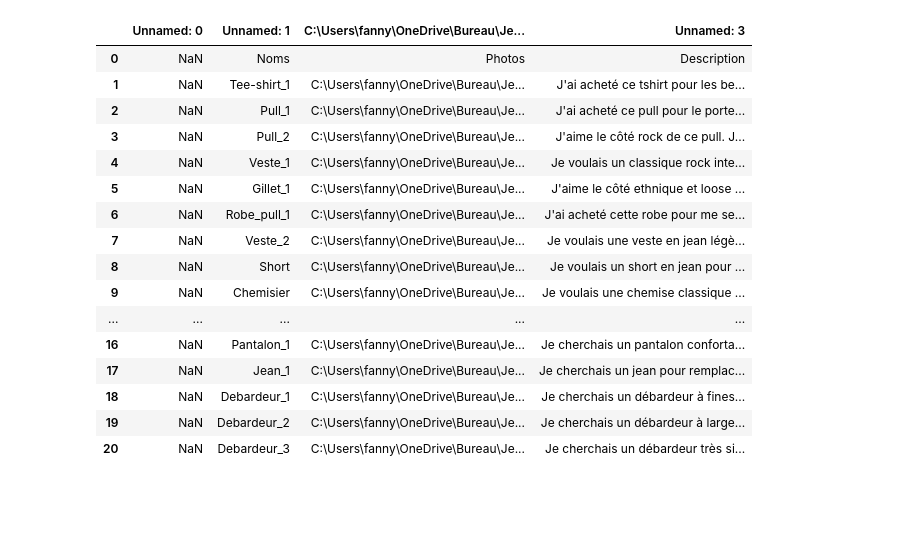
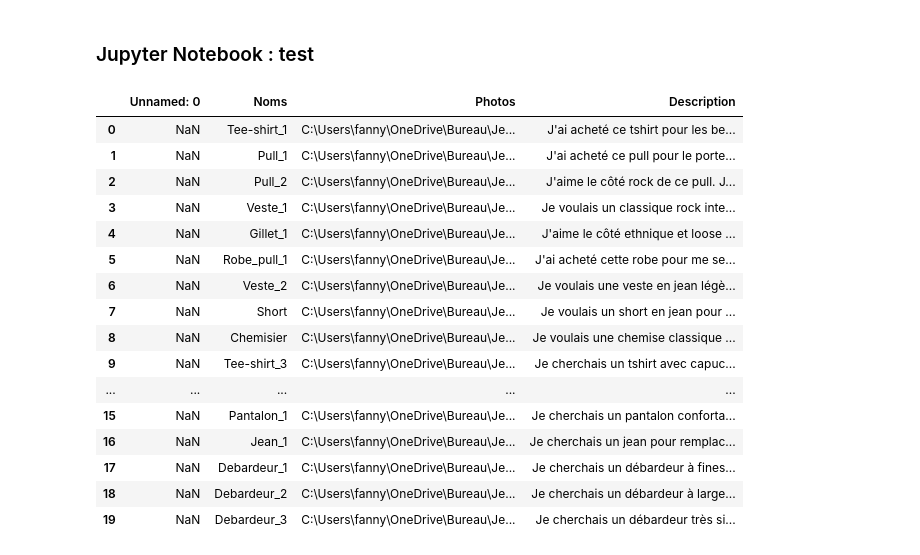
Before and after one commit to Jedha-s-project/Clothes_recommendation, a Jupyter notebook: datatest.ipynb, the cells around one changed output. Drawn from its saved outputs; the diff is of its cells as text; code cells hidden in the pictures; blank space fills up the shorter version.

Commit message:
datatest clean

```diff
--- a/datatest.ipynb
+++ b/datatest.ipynb
@@ -1 +1,3 @@
+# %% [markdown]
+### Jupyter Notebook : test
 # %%
@@ -2,22 +5,23 @@
 import pandas as pd
 # %%
-datatest = pd.read_excel("Clothes_bdd.xlsx")
+# Import of data
+datatest = pd.read_excel("Clothes_bdd.xlsx", header=[1])
 datatest
 # %% [output]
-|  | Unnamed: 0 | Unnamed: 1 | C:\Users\fanny\OneDrive\Bureau\Je... | Unnamed: 3 |
-| 0 | NaN | Noms | Photos | Description |
-| 1 | NaN | Tee-shirt_1 | C:\Users\fanny\OneDrive\Bureau\Je... | J'ai acheté ce tshirt pour les be... |
-| 2 | NaN | Pull_1 | C:\Users\fanny\OneDrive\Bureau\Je... | J'ai acheté ce pull pour le porte... |
-| 3 | NaN | Pull_2 | C:\Users\fanny\OneDrive\Bureau\Je... | J'aime le côté rock de ce pull. J... |
-| 4 | NaN | Veste_1 | C:\Users\fanny\OneDrive\Bureau\Je... | Je voulais un classique rock inte... |
-| 5 | NaN | Gillet_1 | C:\Users\fanny\OneDrive\Bureau\Je... | J'aime le côté ethnique et loose ... |
-| 6 | NaN | Robe_pull_1 | C:\Users\fanny\OneDrive\Bureau\Je... | J'ai acheté cette robe pour me se... |
-| 7 | NaN | Veste_2 | C:\Users\fanny\OneDrive\Bureau\Je... | Je voulais une veste en jean légè... |
-| 8 | NaN | Short | C:\Users\fanny\OneDrive\Bureau\Je... | Je voulais un short en jean pour ... |
-| 9 | NaN | Chemisier | C:\Users\fanny\OneDrive\Bureau\Je... | Je voulais une chemise classique ... |
+|  | Unnamed: 0 | Noms | Photos | Description |
+| 0 | NaN | Tee-shirt_1 | C:\Users\fanny\OneDrive\Bureau\Je... | J'ai acheté ce tshirt pour les be... |
+| 1 | NaN | Pull_1 | C:\Users\fanny\OneDrive\Bureau\Je... | J'ai acheté ce pull pour le porte... |
+| 2 | NaN | Pull_2 | C:\Users\fanny\OneDrive\Bureau\Je... | J'aime le côté rock de ce pull. J... |
+| 3 | NaN | Veste_1 | C:\Users\fanny\OneDrive\Bureau\Je... | Je voulais un classique rock inte... |
+| 4 | NaN | Gillet_1 | C:\Users\fanny\OneDrive\Bureau\Je... | J'aime le côté ethnique et loose ... |
+| 5 | NaN | Robe_pull_1 | C:\Users\fanny\OneDrive\Bureau\Je... | J'ai acheté cette robe pour me se... |
+| 6 | NaN | Veste_2 | C:\Users\fanny\OneDrive\Bureau\Je... | Je voulais une veste en jean légè... |
+| 7 | NaN | Short | C:\Users\fanny\OneDrive\Bureau\Je... | Je voulais un short en jean pour ... |
+| 8 | NaN | Chemisier | C:\Users\fanny\OneDrive\Bureau\Je... | Je voulais une chemise classique ... |
+| 9 | NaN | Tee-shirt_3 | C:\Users\fanny\OneDrive\Bureau\Je... | Je cherchais un tshirt avec capuc... |
 | ... | ... | ... | ... | ... |
-| 16 | NaN | Pantalon_1 | C:\Users\fanny\OneDrive\Bureau\Je... | Je cherchais un pantalon conforta... |
-| 17 | NaN | Jean_1 | C:\Users\fanny\OneDrive\Bureau\Je... | Je cherchais un jean pour remplac... |
-| 18 | NaN | Debardeur_1 | C:\Users\fanny\OneDrive\Bureau\Je... | Je cherchais un débardeur à fines... |
-| 19 | NaN | Debardeur_2 | C:\Users\fanny\OneDrive\Bureau\Je... | Je cherchais un débardeur à large... |
-| 20 | NaN | Debardeur_3 | C:\Users\fanny\OneDrive\Bureau\Je... | Je cherchais un débardeur très si... |
+| 15 | NaN | Pantalon_1 | C:\Users\fanny\OneDrive\Bureau\Je... | Je cherchais un pantalon conforta... |
+| 16 | NaN | Jean_1 | C:\Users\fanny\OneDrive\Bureau\Je... | Je cherchais un jean pour remplac... |
+| 17 | NaN | Debardeur_1 | C:\Users\fanny\OneDrive\Bureau\Je... | Je cherchais un débardeur à fines... |
+| 18 | NaN | Debardeur_2 | C:\Users\fanny\OneDrive\Bureau\Je... | Je cherchais un débardeur à large... |
+| 19 | NaN | Debardeur_3 | C:\Users\fanny\OneDrive\Bureau\Je... | Je cherchais un débardeur très si... |
```
Also changed, not shown: parts of 6 cells of this notebook.
